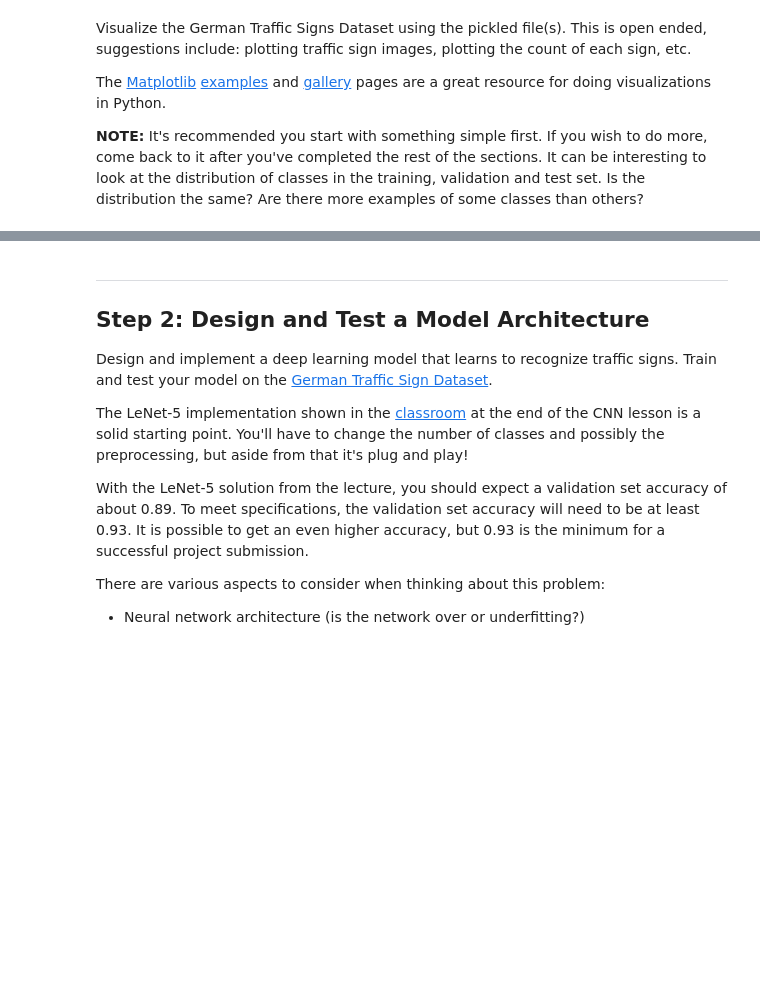
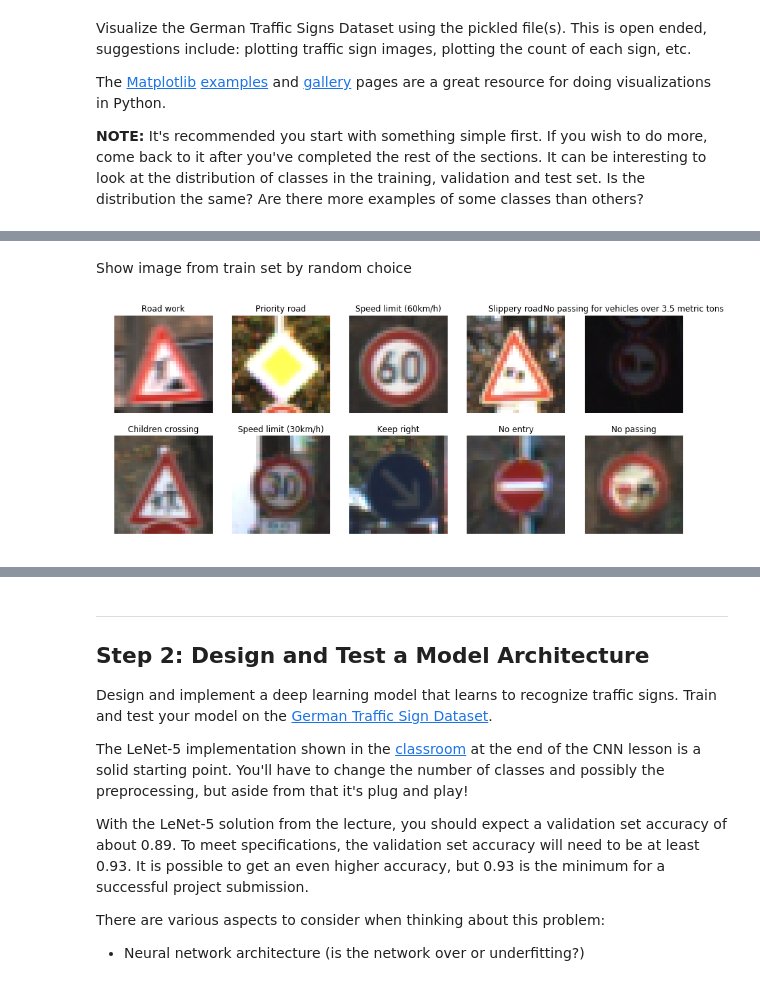
Before and after one commit to LFElodie/CarND-Traffic-Sign-Classifier-Project, a Jupyter notebook: Traffic_Sign_Classifier.ipynb, the cells around one changed output, grey strips where cells are left out. Cells and saved outputs as stored; diff of their text form; code cells hidden in the pictures; blank space fills up the shorter version.

```diff
--- a/Traffic_Sign_Classifier.ipynb
+++ b/Traffic_Sign_Classifier.ipynb
@@ -125,0 +125,12 @@ print(' %dth train image is a sign of %s' % (index+1,signnames.iloc[y_train[inde
+# %% [markdown]
+Show image from train set by random choice
+# %%
+fig, axes = plt.subplots(2,5,figsize=(15,6))
+axes = axes.ravel()
+for i in range(10):
+    index = np.random.randint(0,X_train.shape[0])
+    axes[i].imshow(X_train[index])
+    axes[i].axis('off')
+    axes[i].set_title(signnames.iloc[y_train[index]].SignName)
+# %% [output]
+[figure, added]
```
Also changed, not shown: parts of 33 cells of this notebook.
